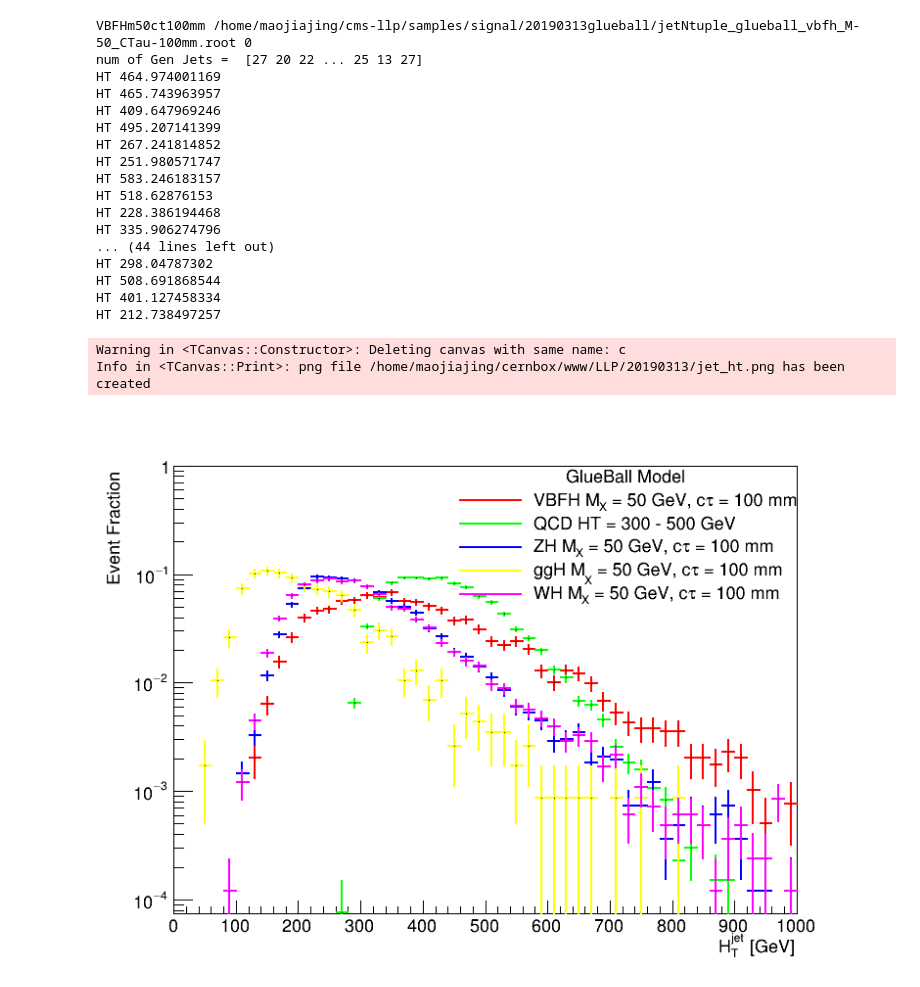
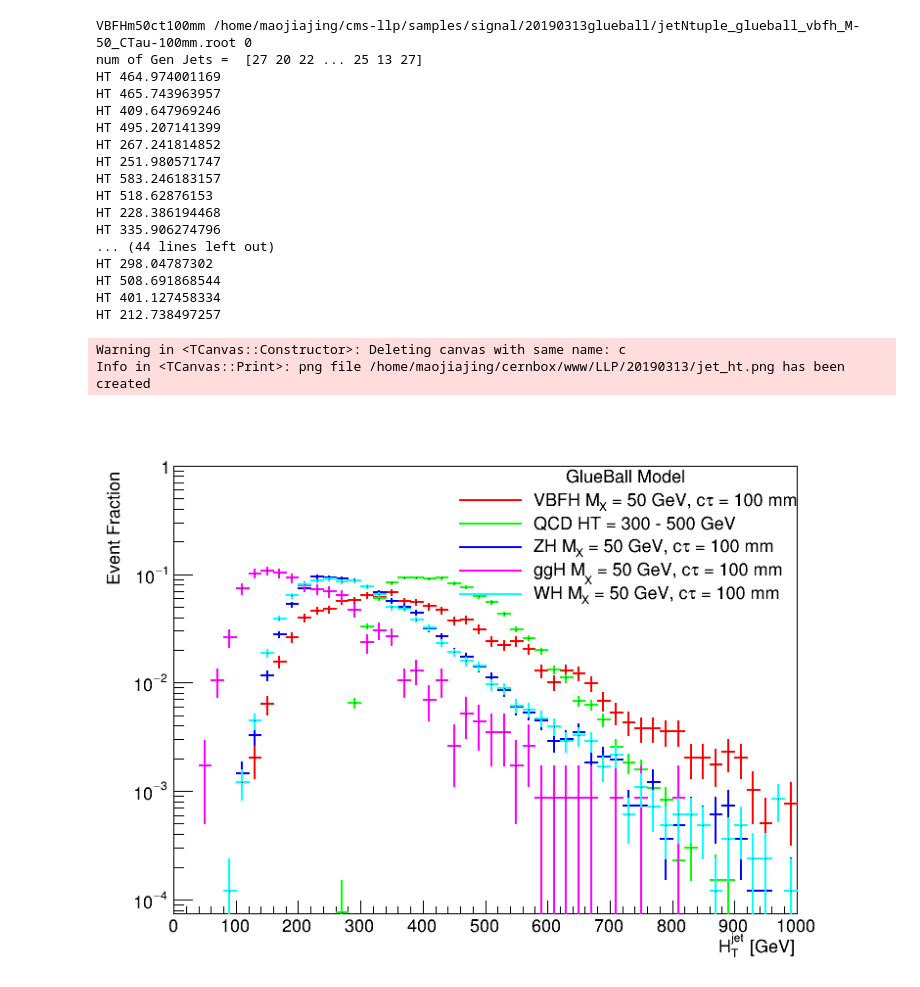
Before and after one commit to cms-lpc-llp/delayed_jet_analyzer, a Jupyter notebook: plot_scripts/HT_MHT.ipynb, the cells around one changed output. Saved outputs shown, nothing was run; the diff lists cells and outputs as text; code cells hidden in the pictures.

```diff
--- a/plot_scripts/HT_MHT.ipynb
+++ b/plot_scripts/HT_MHT.ipynb
@@ -132,6 +132,7 @@ for k,v in fpath.iteritems():
 
 
     h['jet_ht'+str(k)] = create_TH1D(HT, axis_title=['H_{T}^{jet} [GeV]', 'Event Fraction'], name='', binning=[50,0,1000])
+    if(cnt==3): cnt+=1
     h['jet_ht'+str(k)].SetLineColor(cnt+2)
     h['jet_ht'+str(k)].SetStats(0)
     #h['llp_pt'+str(k)].SetMaximum(10*h['llp_pt'+str(k)].GetMaximum())
@@ -148,34 +149,34 @@ for k,v in fpath.iteritems():
 #c.SetTitle('LLP_#eta')
 legall.Draw('same')
 c.SetLogy()
 c.Draw()
 c.SaveAs(headout_dir+'/jet_ht.png')
 
 
 
     #cnt +=1
     #print cnt
 # %% [output]
 VBFHm50ct100mm /home/maojiajing/cms-llp/samples/signal/20190313glueball/jetNtuple_glueball_vbfh_M-50_CTau-100mm.root 0
 num of Gen Jets =  [27 20 22 ... 25 13 27]
 HT 464.974001169
 HT 465.743963957
 HT 409.647969246
 HT 495.207141399
 HT 267.241814852
 HT 251.980571747
 HT 583.246183157
 HT 518.62876153
 HT 228.386194468
 HT 335.906274796
 ... (44 lines left out)
 HT 298.04787302
 HT 508.691868544
 HT 401.127458334
 HT 212.738497257
 Warning in <TCanvas::Constructor>: Deleting canvas with same name: c
 Info in <TCanvas::Print>: png file /home/maojiajing/cernbox/www/LLP/20190313/jet_ht.png has been created
-[figure, old version]
+[figure, new version]
 # %%
 
 
```
Also changed, not shown: parts of 15 cells of this notebook.
